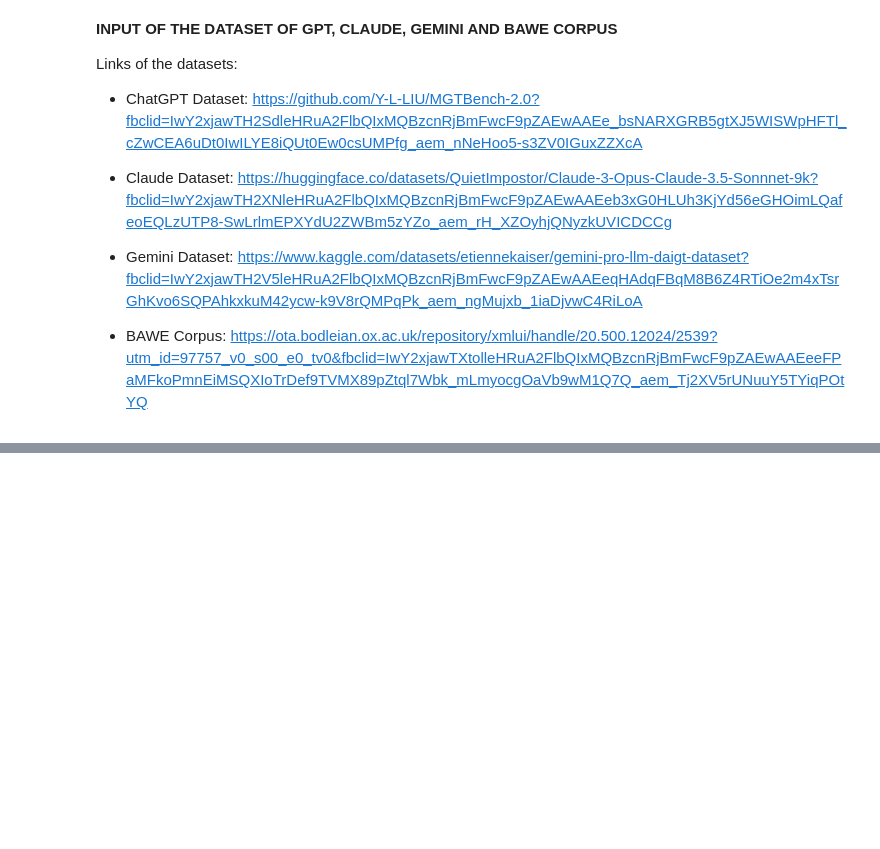
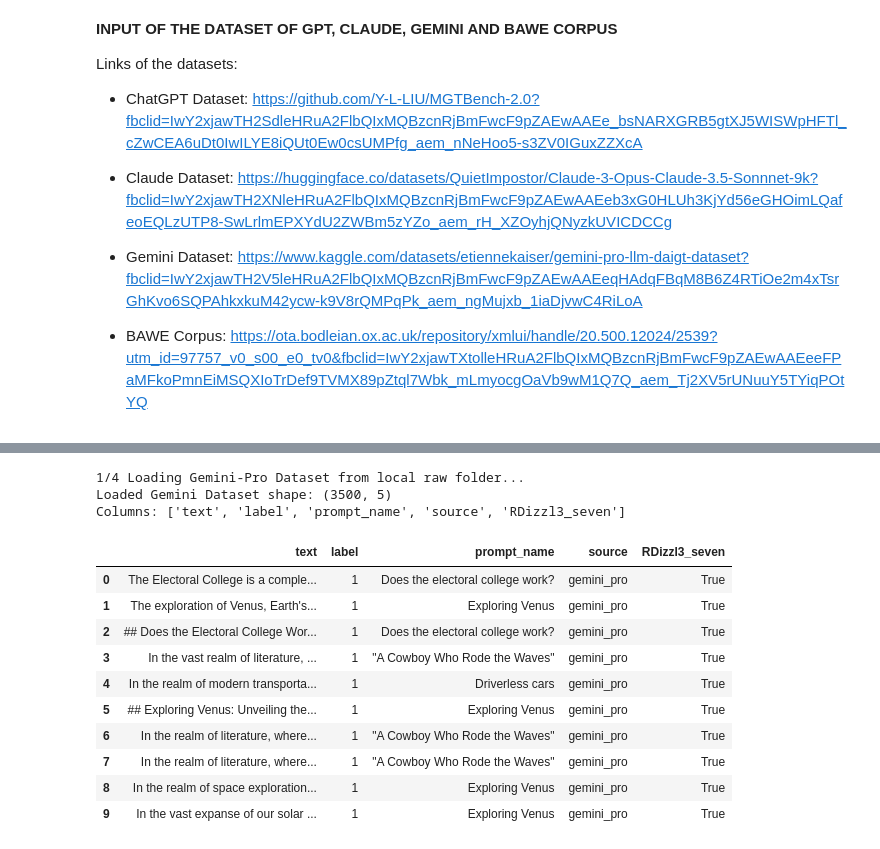
Before and after one commit to n4t5Uuu/Hybrid-AI-Text-Detector, a Jupyter notebook: src/notebooks/data_ingestion.ipynb, the cells around one changed output, grey strips where cells are left out. Cells and saved outputs as stored; diff of their text form; code cells hidden in the pictures; blank space fills up the shorter version.

```diff
--- a/src/notebooks/data_ingestion.ipynb
+++ b/src/notebooks/data_ingestion.ipynb
@@ -121,2 +39,26 @@ Original Columns: ['text', 'label', 'prompt_name', 'source', 'RDizzl3_seven']
+# %%
+print("1/4 Loading Gemini-Pro Dataset from local raw folder...")
+
+gemini_path = RAW_DIR / "train_essays_v1.csv"
+df_gemini = pd.read_csv(gemini_path)
+
+print(f"Loaded Gemini Dataset shape: {df_gemini.shape}")
+print(f"Columns: {df_gemini.columns.tolist()}")
+df_gemini.head(10)
+# %% [output]
+1/4 Loading Gemini-Pro Dataset from local raw folder...
+Loaded Gemini Dataset shape: (3500, 5)
+Columns: ['text', 'label', 'prompt_name', 'source', 'RDizzl3_seven']
+|  | text | label | prompt_name | source | RDizzl3_seven |
+| 0 | The Electoral College is a comple... | 1 | Does the electoral college work? | gemini_pro | True |
+| 1 | The exploration of Venus, Earth's... | 1 | Exploring Venus | gemini_pro | True |
+| 2 | ## Does the Electoral College Wor... | 1 | Does the electoral college work? | gemini_pro | True |
+| 3 | In the vast realm of literature, ... | 1 | "A Cowboy Who Rode the Waves" | gemini_pro | True |
+| 4 | In the realm of modern transporta... | 1 | Driverless cars | gemini_pro | True |
+| 5 | ## Exploring Venus: Unveiling the... | 1 | Exploring Venus | gemini_pro | True |
+| 6 | In the realm of literature, where... | 1 | "A Cowboy Who Rode the Waves" | gemini_pro | True |
+| 7 | In the realm of literature, where... | 1 | "A Cowboy Who Rode the Waves" | gemini_pro | True |
+| 8 | In the realm of space exploration... | 1 | Exploring Venus | gemini_pro | True |
+| 9 | In the vast expanse of our solar ... | 1 | Exploring Venus | gemini_pro | True |
 # %%
 print("2/4 Loading Claude-3 Dataset from Hugging Face...")
```
Also changed, not shown: parts of 11 cells of this notebook, 8 other files.
